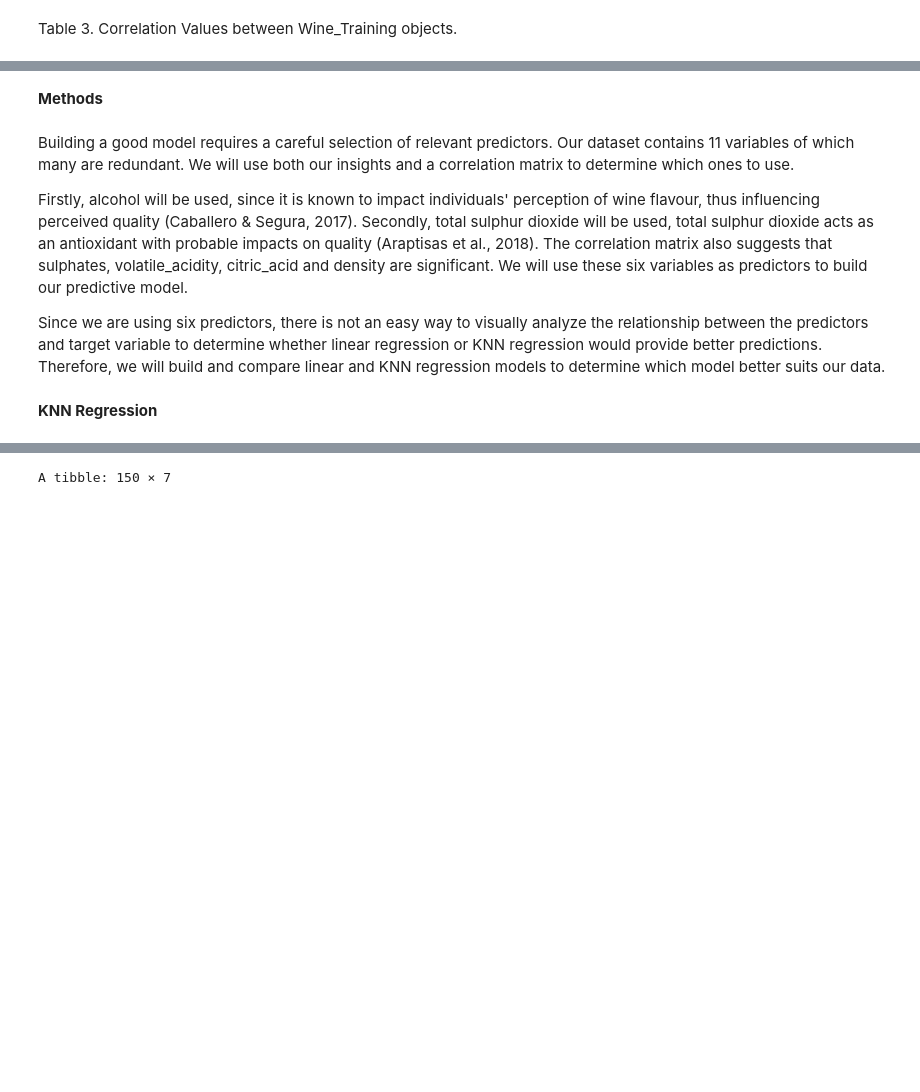
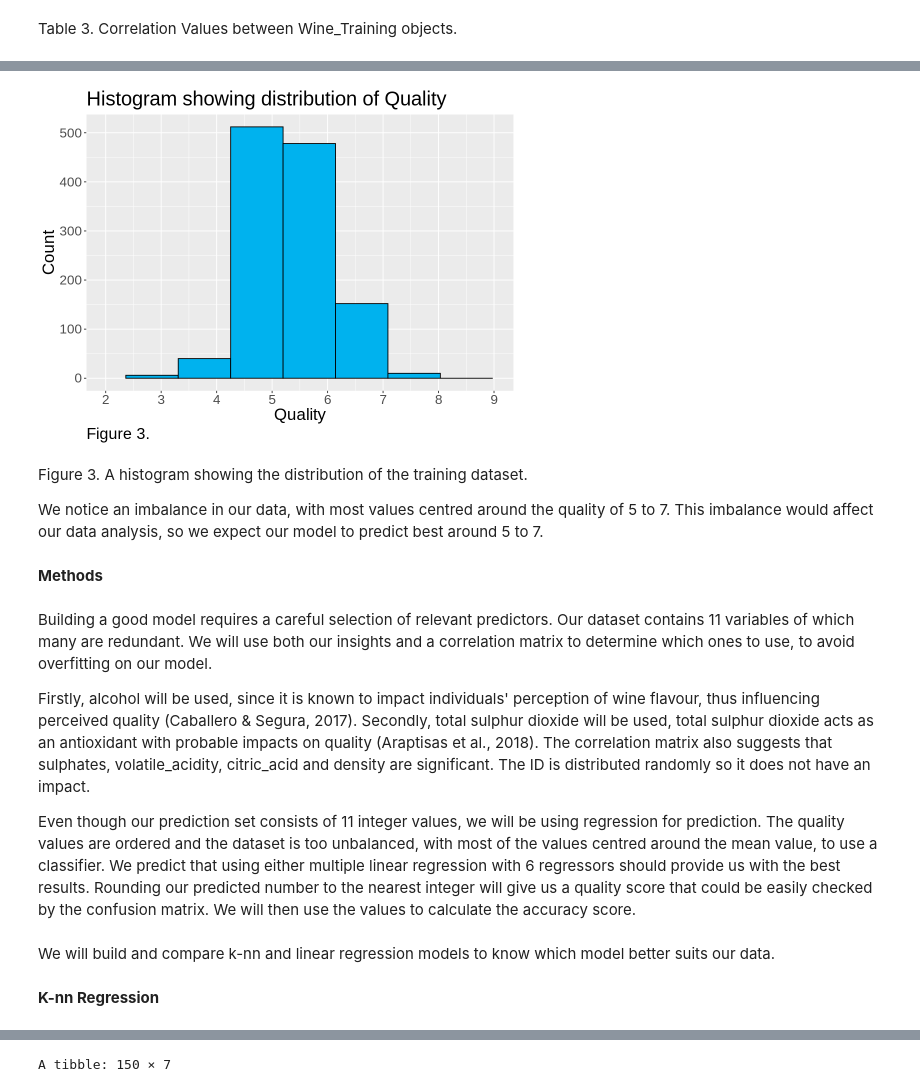
Before and after one commit to aleong2004/Wine-Quality-Prediction, a Jupyter notebook: Project.ipynb, the cells around one changed output, grey strips where cells are left out. Drawn from its saved outputs; the diff is of its cells as text; code cells hidden in the pictures; blank space fills up the shorter version.

```diff
--- a/Project.ipynb
+++ b/Project.ipynb
@@ -167,0 +126,9 @@ A correlation plot was generated to understand which predictors correlate strong
+# %%
+options(repr.plot.width = 8, repr.plot.height = 6)
+ wine_training |>
+                ggplot(aes(x = quality))+ geom_histogram(binwidth = 0.945, fill = "deepskyblue2", col = "black") +
+                        theme(text = element_text(size = 20),
+                        plot.caption = element_text(size = 19, hjust = 0)) + labs(x = "Quality",
+                         y= "Count", title = "Histogram showing distribution of Quality", caption = "Figure 3.") +
+                          scale_x_continuous(breaks = c(2,3,4,5,6,7,8,9), lim = c(2,9))
+# %% [output]
@@ -168,11 +137,18 @@ A correlation plot was generated to understand which predictors correlate strong
+[figure, added]
+# %% [markdown]
+Figure 3. A histogram showing the distribution of the training dataset.
+
+We notice an imbalance in our data, with most values centred around the quality of 5 to 7. This imbalance would affect our data analysis, so we expect our model to predict best around 5 to 7.
 # %% [markdown]
 **Methods**
 # %% [markdown]
-Building a good model requires a careful selection of relevant predictors. Our dataset contains 11 variables of which many are redundant. We will use both our insights and a correlation matrix to determine which ones to use.
+Building a good model requires a careful selection of relevant predictors. Our dataset contains 11 variables of which many are redundant. We will use both our insights and a correlation matrix to determine which ones to use, to avoid overfitting on our model.
 
-Firstly, alcohol will be used, since it is known to impact individuals' perception of wine flavour, thus influencing perceived quality (Caballero & Segura, 2017). Secondly, total sulphur dioxide will be used, total sulphur dioxide acts as an antioxidant with probable impacts on quality (Araptisas et al., 2018). The correlation matrix also suggests that sulphates, volatile_acidity, citric_acid and density are significant. We will use these six variables as predictors to build our predictive model.
+Firstly, alcohol will be used, since it is known to impact individuals' perception of wine flavour, thus influencing perceived quality (Caballero & Segura, 2017). Secondly, total sulphur dioxide will be used, total sulphur dioxide acts as an antioxidant with probable impacts on quality (Araptisas et al., 2018). The correlation matrix also suggests that sulphates, volatile_acidity, citric_acid and density are significant. The ID is distributed randomly so it does not have an impact.
 
-Since we are using six predictors, there is not an easy way to visually analyze the relationship between the predictors and target variable to determine whether linear regression or KNN regression would provide better predictions. Therefore, we will build and compare linear and KNN regression models to determine which model better suits our data.
+Even though our prediction set consists of 11 integer values, we will be using regression for prediction. The quality values are ordered and the dataset is too unbalanced, with most of the values centred around the mean value, to use a classifier. We predict that using either multiple linear regression with 6 regressors should provide us with the best results. Rounding our predicted number to the nearest integer will give us a quality score that could be easily checked by the confusion matrix. We will then use the values to calculate the accuracy score.
+# %% [markdown]
+We will build and compare k-nn and linear regression models to know which model better suits our data.
 # %% [markdown]
-**KNN Regression**
+**K-nn Regression**
 # %% [markdown]
```
Also changed, not shown: parts of 37 cells of this notebook.
